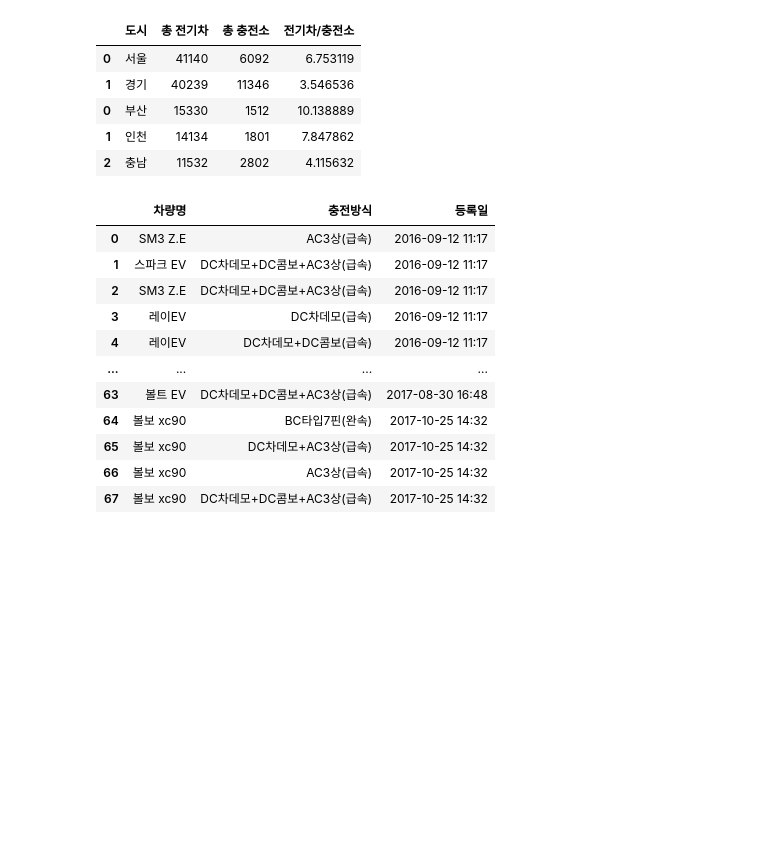
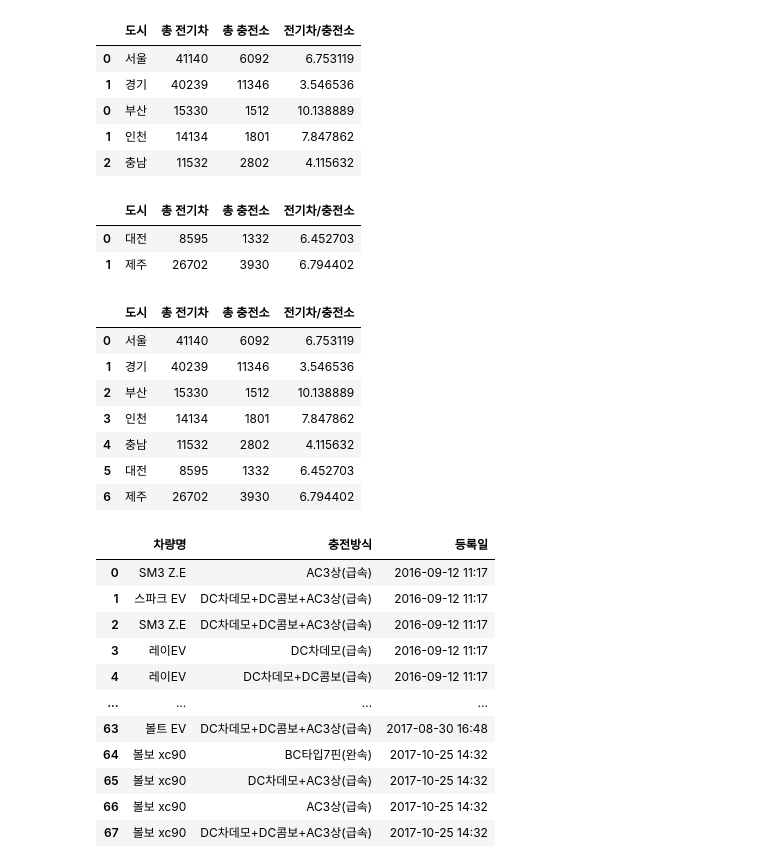
Before and after one commit to JBindio/StudyPython, a Jupyter notebook: 06.project/charge.ipynb, the cells around one changed output. Drawn from its saved outputs; the diff is of its cells as text; code cells hidden in the pictures; blank space fills up the shorter version.

```diff
--- a/06.project/charge.ipynb
+++ b/06.project/charge.ipynb
@@ -400,7 +400,7 @@ sg_charge
 | 0 | 서울 | 41140 | 6092 | 6.753119 |
 | 1 | 경기 | 40239 | 11346 | 3.546536 |
 # %%
-bic_charge = pd.read_csv('./data/2.충전소/지역그룹별 전기차대비 충전소 현황_부산인천충남.csv')
+bic_charge = pd.read_csv('./data/2.충전소/충전소_현황_부산인천충남.csv')
 bic_charge
 # %% [output]
 |  | 도시 | 총 전기차 | 총 충전소 | 전기차/충전소 |
@@ -417,6 +417,25 @@ total_charge
 | 0 | 부산 | 15330 | 1512 | 10.138889 |
 | 1 | 인천 | 14134 | 1801 | 7.847862 |
 | 2 | 충남 | 11532 | 2802 | 4.115632 |
+# %%
+dj_charge = pd.read_csv('./data/2.충전소/충전소_현황_대전제주 .csv')
+dj_charge
+# %% [output]
+|  | 도시 | 총 전기차 | 총 충전소 | 전기차/충전소 |
+| 0 | 대전 | 8595 | 1332 | 6.452703 |
+| 1 | 제주 | 26702 | 3930 | 6.794402 |
+# %%
+total_charge = pd.concat([total_charge,dj_charge]).reset_index(drop=True)
+total_charge
+# %% [output]
+|  | 도시 | 총 전기차 | 총 충전소 | 전기차/충전소 |
+| 0 | 서울 | 41140 | 6092 | 6.753119 |
+| 1 | 경기 | 40239 | 11346 | 3.546536 |
+| 2 | 부산 | 15330 | 1512 | 10.138889 |
+| 3 | 인천 | 14134 | 1801 | 7.847862 |
+| 4 | 충남 | 11532 | 2802 | 4.115632 |
+| 5 | 대전 | 8595 | 1332 | 6.452703 |
+| 6 | 제주 | 26702 | 3930 | 6.794402 |
 # %%
 a = pd.read_csv('./data/2.충전소/전기차량별_충전방식_및_현황.csv', encoding='euc-kr')
 a
```
Also changed, not shown: 2 other files.
